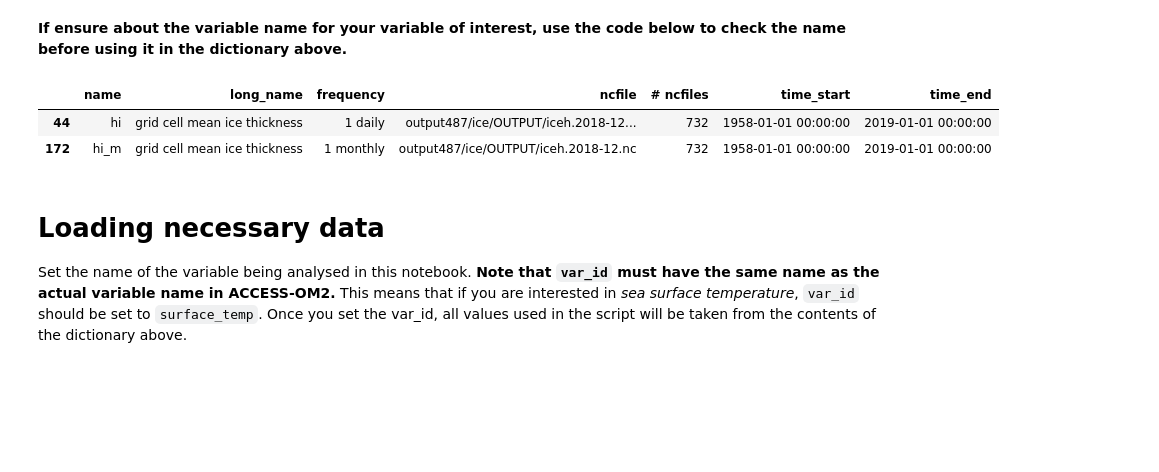
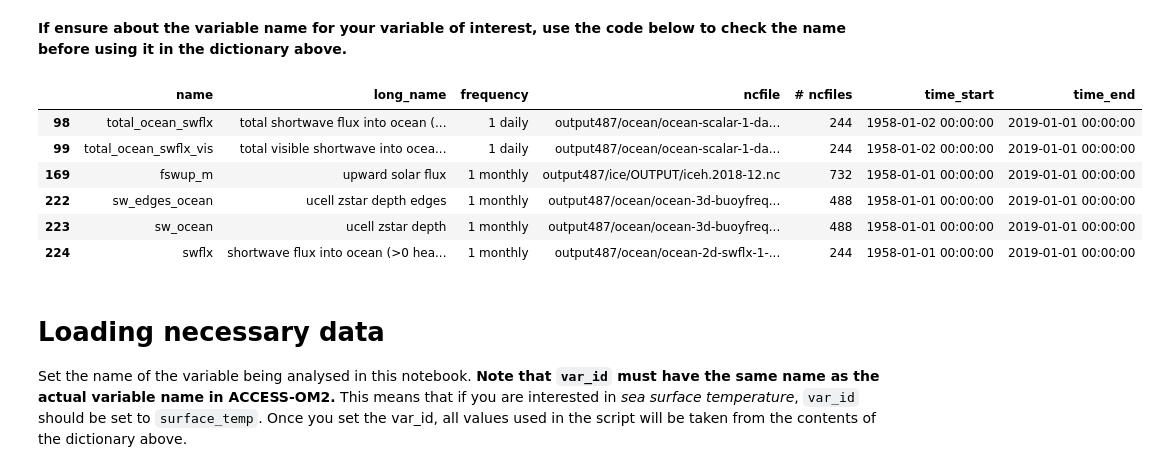
Before and after one commit to lidefi87/ACCESS_scripts_DFA, a Jupyter notebook: Scripts/ZonalStatistics.ipynb, the cells around one changed output. Drawn from its saved outputs; the diff is of its cells as text; code cells hidden in the pictures; blank space fills up the shorter version.

```diff
--- a/Scripts/ZonalStatistics.ipynb
+++ b/Scripts/ZonalStatistics.ipynb
@@ -144,14 +144,18 @@ varDict = OrderedDict([
 # %%
 #Name of experiment
 exp = '01deg_jra55v140_iaf_cycle2'
 #Querying experiment variables
 expvar = cc.querying.get_variables(session, exp)
 #Extract variables with keywords included in its long_name column. Force all letters to be lowercase to get matches
-expvar.dropna()[expvar['name'].dropna().str.lower().str.match(".*hi.*")]
+expvar.dropna()[expvar['name'].dropna().str.lower().str.match(".*sw.*")]
 # %% [output]
 |  | name | long_name | frequency | ncfile | # ncfiles | time_start | time_end |
-| 44 | hi | grid cell mean ice thickness | 1 daily | output487/ice/OUTPUT/iceh.2018-12... | 732 | 1958-01-01 00:00:00 | 2019-01-01 00:00:00 |
-| 172 | hi_m | grid cell mean ice thickness | 1 monthly | output487/ice/OUTPUT/iceh.2018-12.nc | 732 | 1958-01-01 00:00:00 | 2019-01-01 00:00:00 |
+| 98 | total_ocean_swflx | total shortwave flux into ocean (... | 1 daily | output487/ocean/ocean-scalar-1-da... | 244 | 1958-01-02 00:00:00 | 2019-01-01 00:00:00 |
+| 99 | total_ocean_swflx_vis | total visible shortwave into ocea... | 1 daily | output487/ocean/ocean-scalar-1-da... | 244 | 1958-01-02 00:00:00 | 2019-01-01 00:00:00 |
+| 169 | fswup_m | upward solar flux | 1 monthly | output487/ice/OUTPUT/iceh.2018-12.nc | 732 | 1958-01-01 00:00:00 | 2019-01-01 00:00:00 |
+| 222 | sw_edges_ocean | ucell zstar depth edges | 1 monthly | output487/ocean/ocean-3d-buoyfreq... | 488 | 1958-01-01 00:00:00 | 2019-01-01 00:00:00 |
+| 223 | sw_ocean | ucell zstar depth | 1 monthly | output487/ocean/ocean-3d-buoyfreq... | 488 | 1958-01-01 00:00:00 | 2019-01-01 00:00:00 |
+| 224 | swflx | shortwave flux into ocean (>0 hea... | 1 monthly | output487/ocean/ocean-2d-swflx-1-... | 244 | 1958-01-01 00:00:00 | 2019-01-01 00:00:00 |
 # %% [markdown]
 # Loading necessary data
 Set the name of the variable being analysed in this notebook. **Note that `var_id` must have the same name as the actual variable name in ACCESS-OM2.** This means that if you are interested in *sea surface temperature*, `var_id` should be set to `surface_temp`. Once you set the var_id, all values used in the script will be taken from the contents of the dictionary above.
```
Also changed, not shown: 7 other files.
